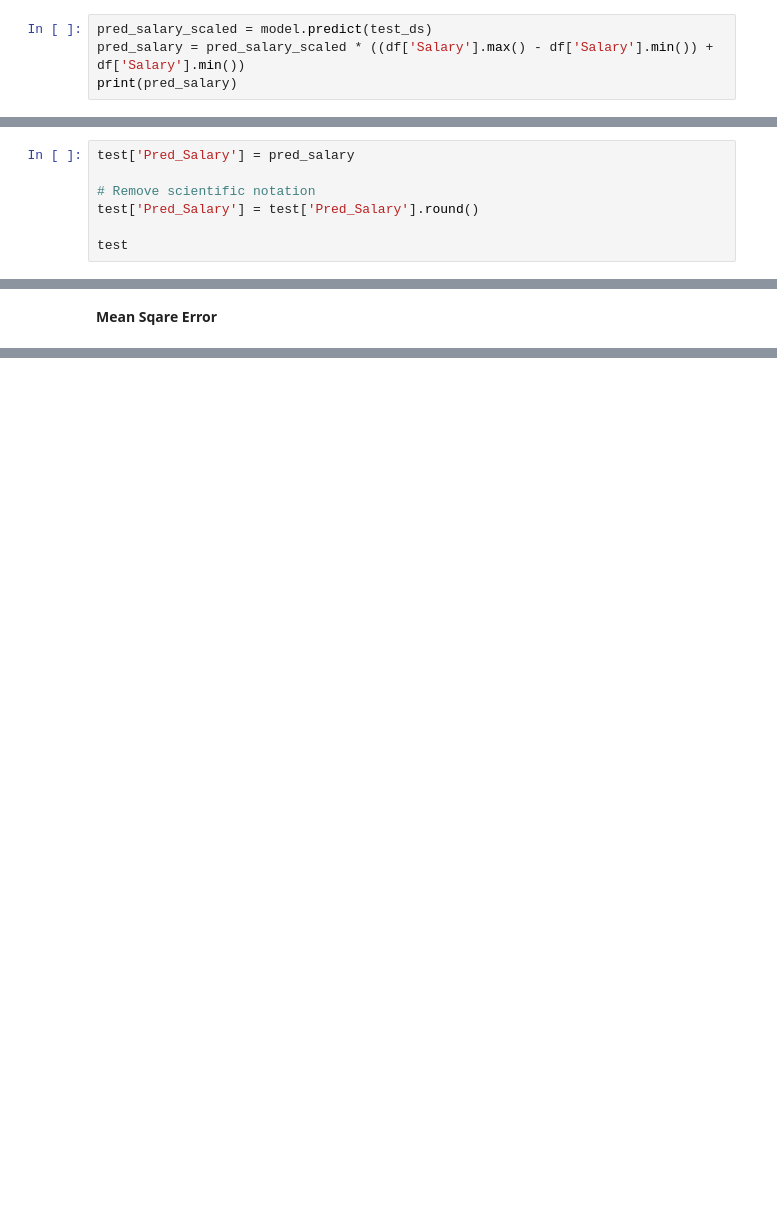
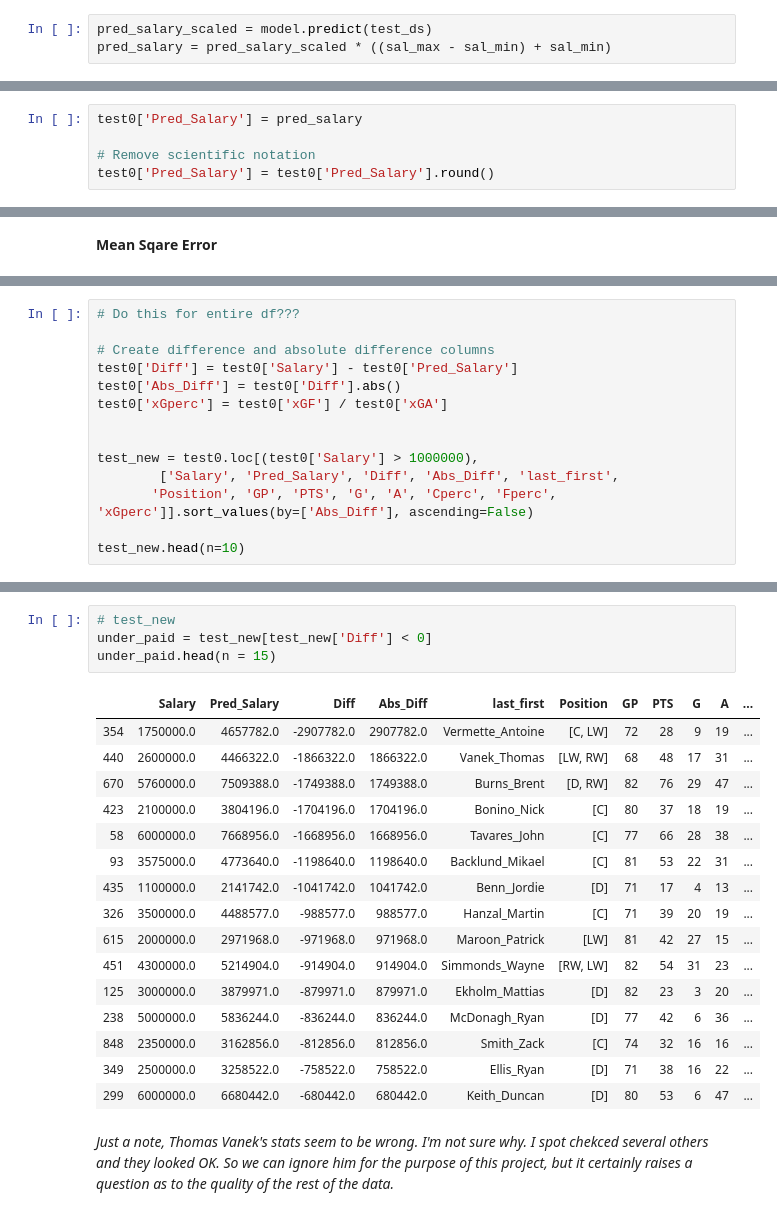
Before and after one commit to Pat-Hamilton/Thinkful, a Jupyter notebook: NHL Capstone.ipynb, the cells around one changed output, grey strips where cells are left out. Cells and saved outputs as stored; diff of their text form; blank space fills up the shorter version.

```diff
--- a/NHL Capstone.ipynb
+++ b/NHL Capstone.ipynb
@@ -1233,5 +1272,4 @@ Mean Squared Error:  80719.24280375242
 **I'm going to need to descale the target variable**
 # %%
 pred_salary_scaled = model.predict(test_ds)
-pred_salary = pred_salary_scaled * ((df['Salary'].max() - df['Salary'].min()) + df['Salary'].min())
-print(pred_salary)
+pred_salary = pred_salary_scaled * ((sal_max - sal_min) + sal_min)
@@ -1256,10 +1276,8 @@ print(pred_salary)
 # %%
-test['Pred_Salary'] = pred_salary
+test0['Pred_Salary'] = pred_salary
 
 # Remove scientific notation
-test['Pred_Salary'] = test['Pred_Salary'].round()
-
-test
+test0['Pred_Salary'] = test0['Pred_Salary'].round()
 # %% [output]
 A value is trying to be set on a copy of a slice from a DataFrame.
 Try using .loc[row_indexer,col_indexer] = value instead
@@ -1293,0 +1301,14 @@ MSE
+# %%
+# Do this for entire df???
+
+# Create difference and absolute difference columns
+test0['Diff'] = test0['Salary'] - test0['Pred_Salary']
+test0['Abs_Diff'] = test0['Diff'].abs()
+test0['xGperc'] = test0['xGF'] / test0['xGA']
+
+
+test_new = test0.loc[(test0['Salary'] > 1000000),
+        ['Salary', 'Pred_Salary', 'Diff', 'Abs_Diff', 'last_first',
+       'Position', 'GP', 'PTS', 'G', 'A', 'Cperc', 'Fperc', 'xGperc']].sort_values(by=['Abs_Diff'], ascending=False)
+
+test_new.head(n=10)
@@ -1293,0 +1333,23 @@ MSE
+# %%
+# test_new
+under_paid = test_new[test_new['Diff'] < 0]
+under_paid.head(n = 15)
+# %% [output]
+|  | Salary | Pred_Salary | Diff | Abs_Diff | last_first | Position | GP | PTS | G | A | ... |
+| 354 | 1750000.0 | 4657782.0 | -2907782.0 | 2907782.0 | Vermette_Antoine | [C, LW] | 72 | 28 | 9 | 19 | ... |
+| 440 | 2600000.0 | 4466322.0 | -1866322.0 | 1866322.0 | Vanek_Thomas | [LW, RW] | 68 | 48 | 17 | 31 | ... |
+| 670 | 5760000.0 | 7509388.0 | -1749388.0 | 1749388.0 | Burns_Brent | [D, RW] | 82 | 76 | 29 | 47 | ... |
+| 423 | 2100000.0 | 3804196.0 | -1704196.0 | 1704196.0 | Bonino_Nick | [C] | 80 | 37 | 18 | 19 | ... |
+| 58 | 6000000.0 | 7668956.0 | -1668956.0 | 1668956.0 | Tavares_John | [C] | 77 | 66 | 28 | 38 | ... |
+| 93 | 3575000.0 | 4773640.0 | -1198640.0 | 1198640.0 | Backlund_Mikael | [C] | 81 | 53 | 22 | 31 | ... |
+| 435 | 1100000.0 | 2141742.0 | -1041742.0 | 1041742.0 | Benn_Jordie | [D] | 71 | 17 | 4 | 13 | ... |
+| 326 | 3500000.0 | 4488577.0 | -988577.0 | 988577.0 | Hanzal_Martin | [C] | 71 | 39 | 20 | 19 | ... |
+| 615 | 2000000.0 | 2971968.0 | -971968.0 | 971968.0 | Maroon_Patrick | [LW] | 81 | 42 | 27 | 15 | ... |
+| 451 | 4300000.0 | 5214904.0 | -914904.0 | 914904.0 | Simmonds_Wayne | [RW, LW] | 82 | 54 | 31 | 23 | ... |
+| 125 | 3000000.0 | 3879971.0 | -879971.0 | 879971.0 | Ekholm_Mattias | [D] | 82 | 23 | 3 | 20 | ... |
+| 238 | 5000000.0 | 5836244.0 | -836244.0 | 836244.0 | McDonagh_Ryan | [D] | 77 | 42 | 6 | 36 | ... |
+| 848 | 2350000.0 | 3162856.0 | -812856.0 | 812856.0 | Smith_Zack | [C] | 74 | 32 | 16 | 16 | ... |
+| 349 | 2500000.0 | 3258522.0 | -758522.0 | 758522.0 | Ellis_Ryan | [D] | 71 | 38 | 16 | 22 | ... |
+| 299 | 6000000.0 | 6680442.0 | -680442.0 | 680442.0 | Keith_Duncan | [D] | 80 | 53 | 6 | 47 | ... |
+# %% [markdown]
+*Just a note, Thomas Vanek's stats seem to be wrong. I'm not sure why. I spot chekced several others and they looked OK. So we can ignore him for the purpose of this project, but it certainly raises a question as to the quality of the rest of the data.*
```
Also changed, not shown: parts of 32 cells of this notebook.
